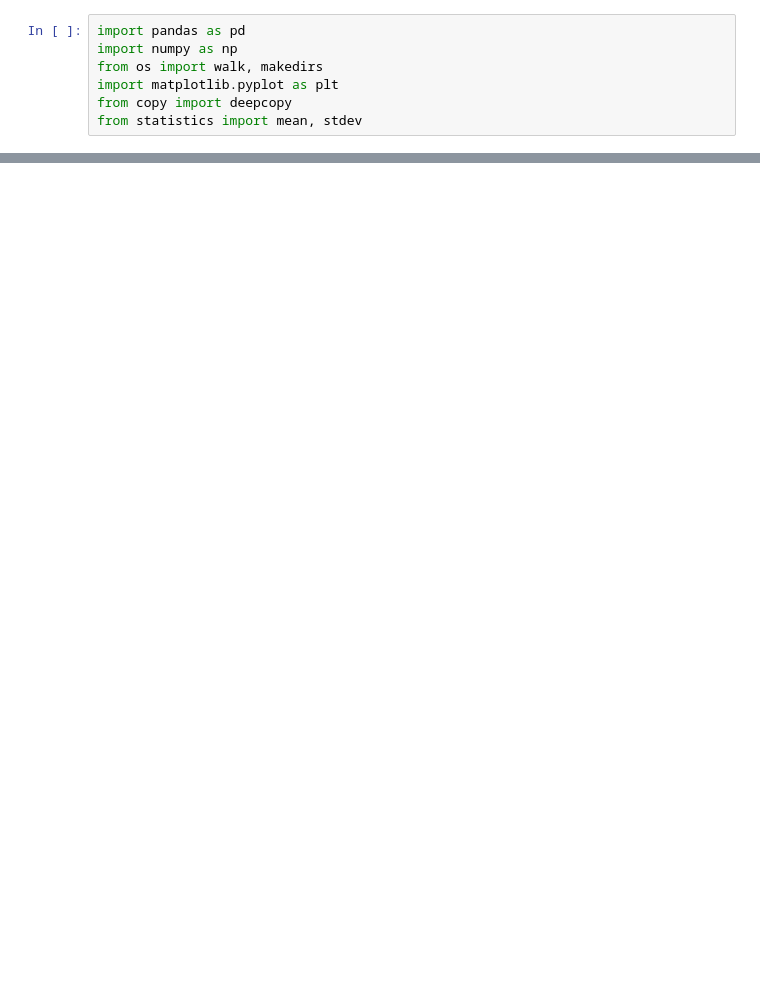
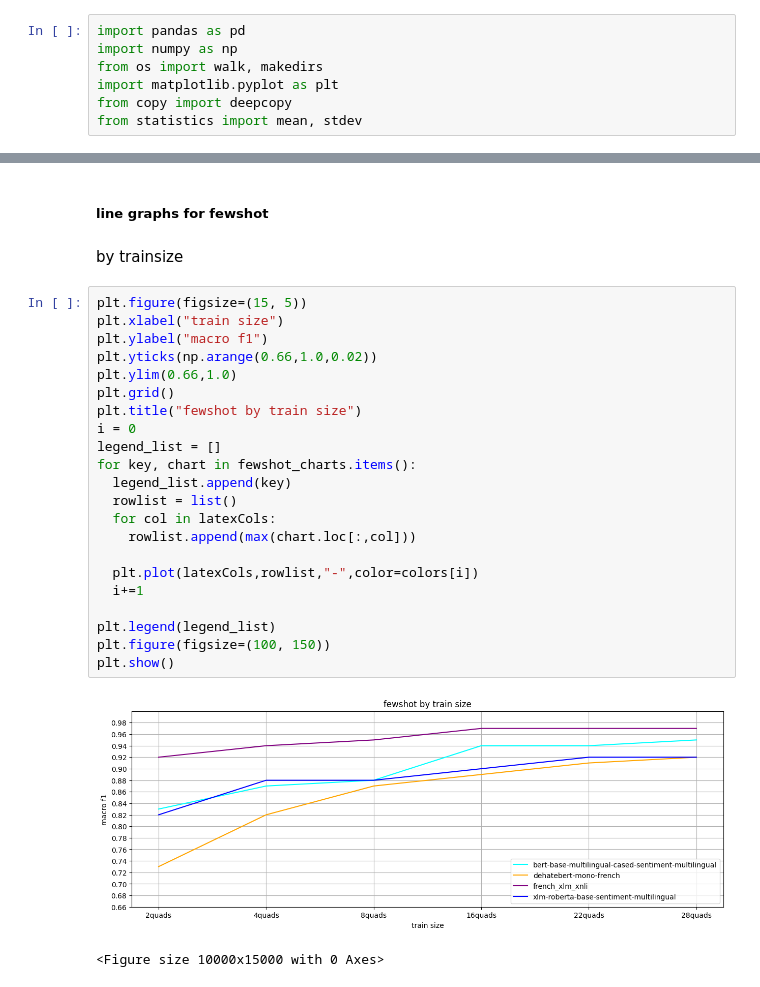
Before and after one commit to BeToast/Racially-Exclusive-Speech-Detection, a Jupyter notebook: final/post/linegraphs.ipynb, the cells around one changed output, grey strips where cells are left out. Saved outputs shown, nothing was run; the diff lists cells and outputs as text; blank space fills up the shorter version.

```diff
--- a/final/post/linegraphs.ipynb
+++ b/final/post/linegraphs.ipynb
@@ -61,0 +165,29 @@ plt.show()
+# %% [markdown]
+##### line graphs for fewshot
+# %% [markdown]
+by trainsize
+# %%
+plt.figure(figsize=(15, 5))
+plt.xlabel("train size")
+plt.ylabel("macro f1")
+plt.yticks(np.arange(0.66,1.0,0.02))
+plt.ylim(0.66,1.0)
+plt.grid()
+plt.title("fewshot by train size")
+i = 0
+legend_list = []
+for key, chart in fewshot_charts.items():
+  legend_list.append(key)
+  rowlist = list()
+  for col in latexCols:
+    rowlist.append(max(chart.loc[:,col]))
+
+  plt.plot(latexCols,rowlist,"-",color=colors[i])
+  i+=1
+
+plt.legend(legend_list)
+plt.figure(figsize=(100, 150))
+plt.show()
+# %% [output]
+[figure, added]
+<Figure size 10000x15000 with 0 Axes>
```
Also changed, not shown: parts of 16 cells of this notebook, 26 other files.
